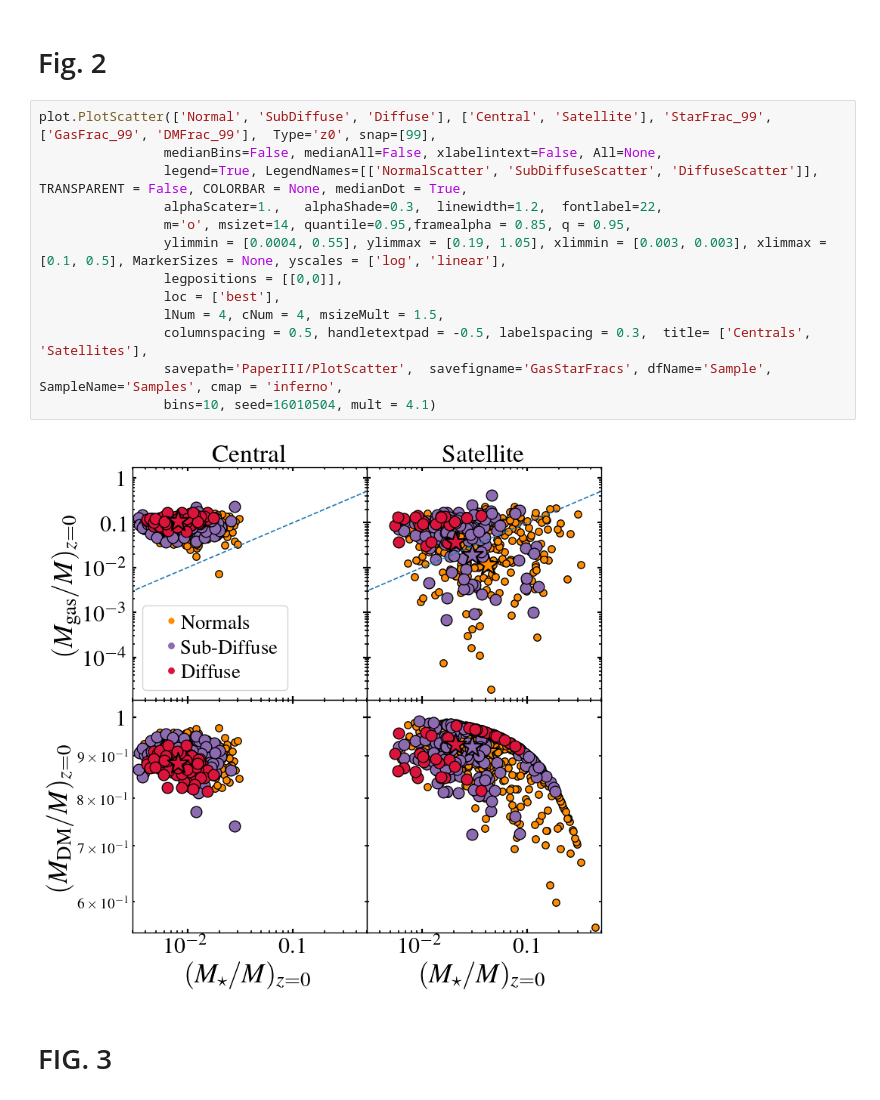
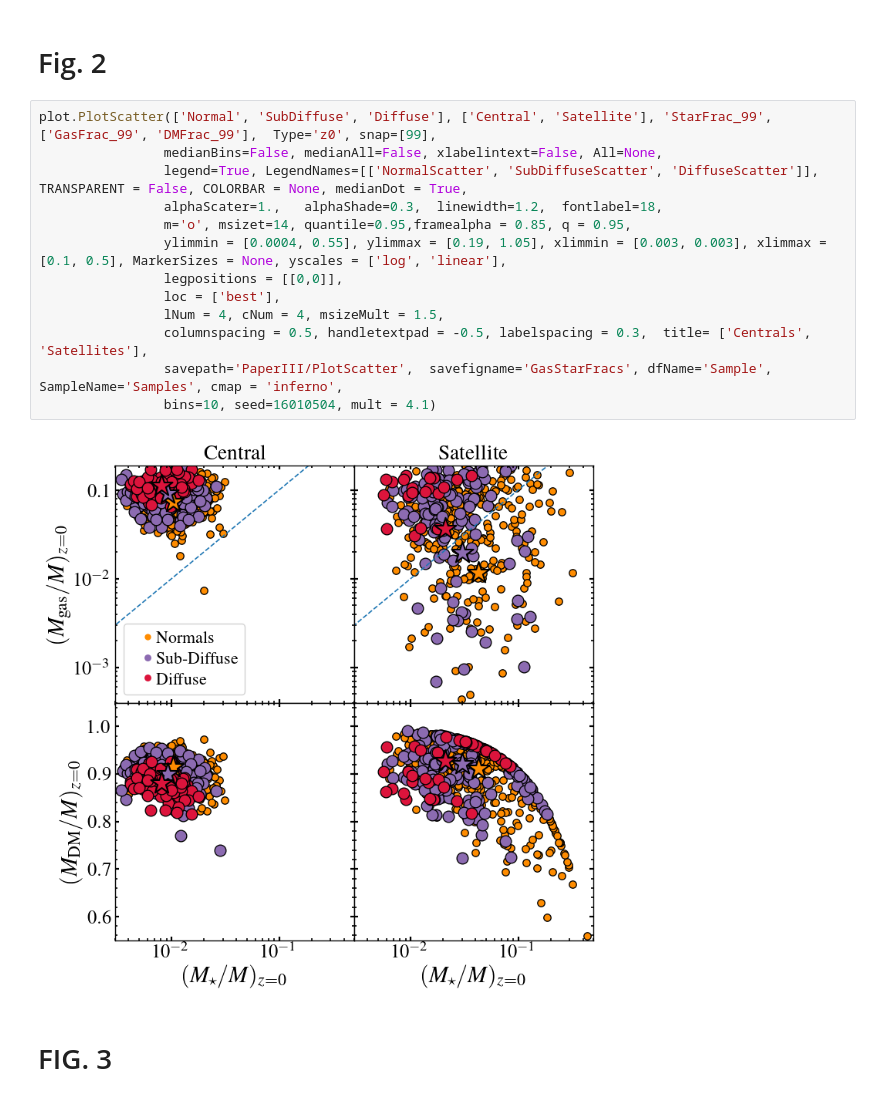
Before and after one commit to AbhnerAlmeida/DwarfGalaxies_TNG50_FAPESP, a Jupyter notebook: notebooks/DiffuseDwarfGalaxies_TNG50_PaperIII.ipynb, the cells around one changed output. Drawn from its saved outputs; the diff is of its cells as text.

```diff
--- a/notebooks/DiffuseDwarfGalaxies_TNG50_PaperIII.ipynb
+++ b/notebooks/DiffuseDwarfGalaxies_TNG50_PaperIII.ipynb
@@ -114,18 +114,18 @@ plt.savefig(os.getenv("HOME")+'/TNG_Analyzes/Figs/' + SIMTNG + '/PaperIII/PlotSc
 # %%
 plot.PlotScatter(['Normal', 'SubDiffuse', 'Diffuse'], ['Central', 'Satellite'], 'StarFrac_99', ['GasFrac_99', 'DMFrac_99'],  Type='z0', snap=[99],
                 medianBins=False, medianAll=False, xlabelintext=False, All=None,
                 legend=True, LegendNames=[['NormalScatter', 'SubDiffuseScatter', 'DiffuseScatter']],  TRANSPARENT = False, COLORBAR = None, medianDot = True,
-                alphaScater=1.,   alphaShade=0.3,  linewidth=1.2,  fontlabel=22,
+                alphaScater=1.,   alphaShade=0.3,  linewidth=1.2,  fontlabel=18,
                 m='o', msizet=14, quantile=0.95,framealpha = 0.85, q = 0.95,
                 ylimmin = [0.0004, 0.55], ylimmax = [0.19, 1.05], xlimmin = [0.003, 0.003], xlimmax = [0.1, 0.5], MarkerSizes = None, yscales = ['log', 'linear'],
                 legpositions = [[0,0]],
                 loc = ['best'],
                 lNum = 4, cNum = 4, msizeMult = 1.5,
                 columnspacing = 0.5, handletextpad = -0.5, labelspacing = 0.3,  title= ['Centrals', 'Satellites'],
                 savepath='PaperIII/PlotScatter',  savefigname='GasStarFracs', dfName='Sample', SampleName='Samples', cmap = 'inferno',
                 bins=10, seed=16010504, mult = 4.1)
 # %% [output]
-[figure, old version]
+[figure, new version]
 # %% [markdown]
 # FIG. 3
 # %%
```
Also changed, not shown: parts of 10 cells of this notebook, 1 other file.
